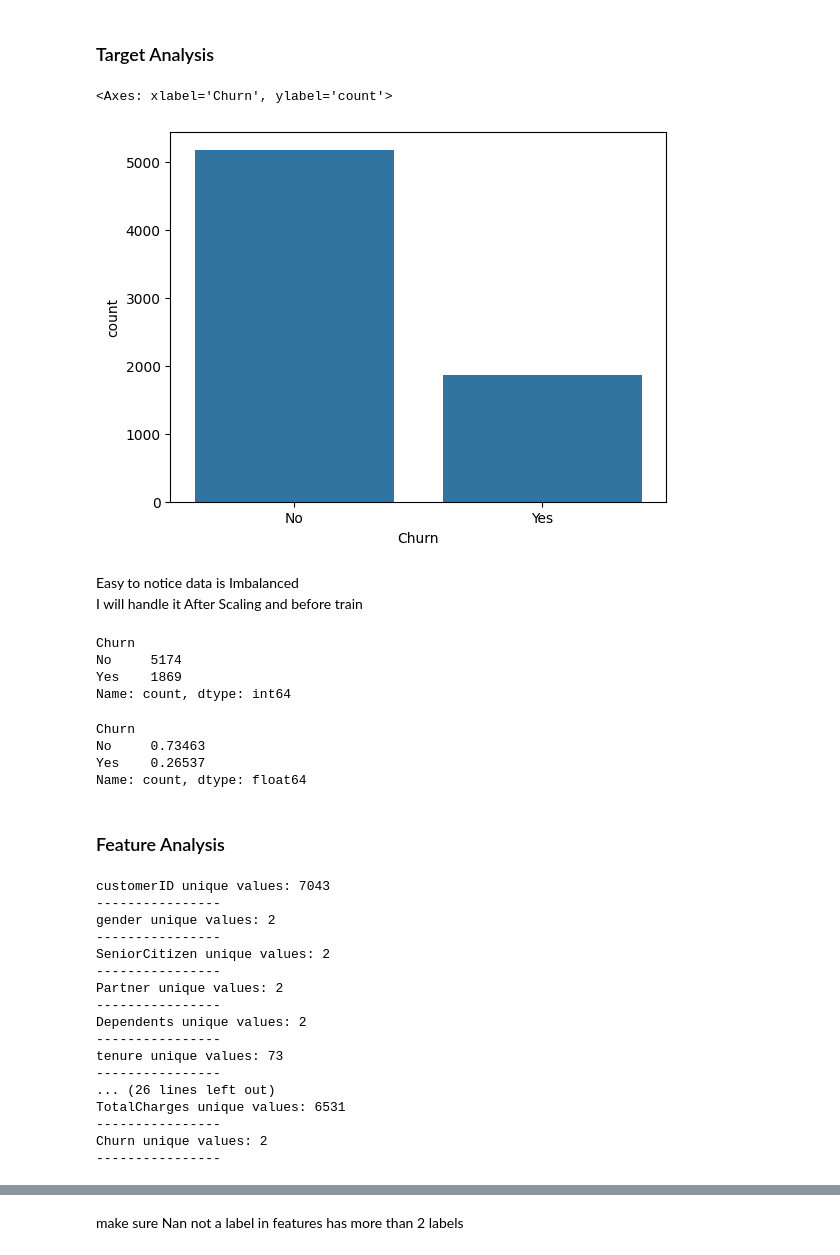
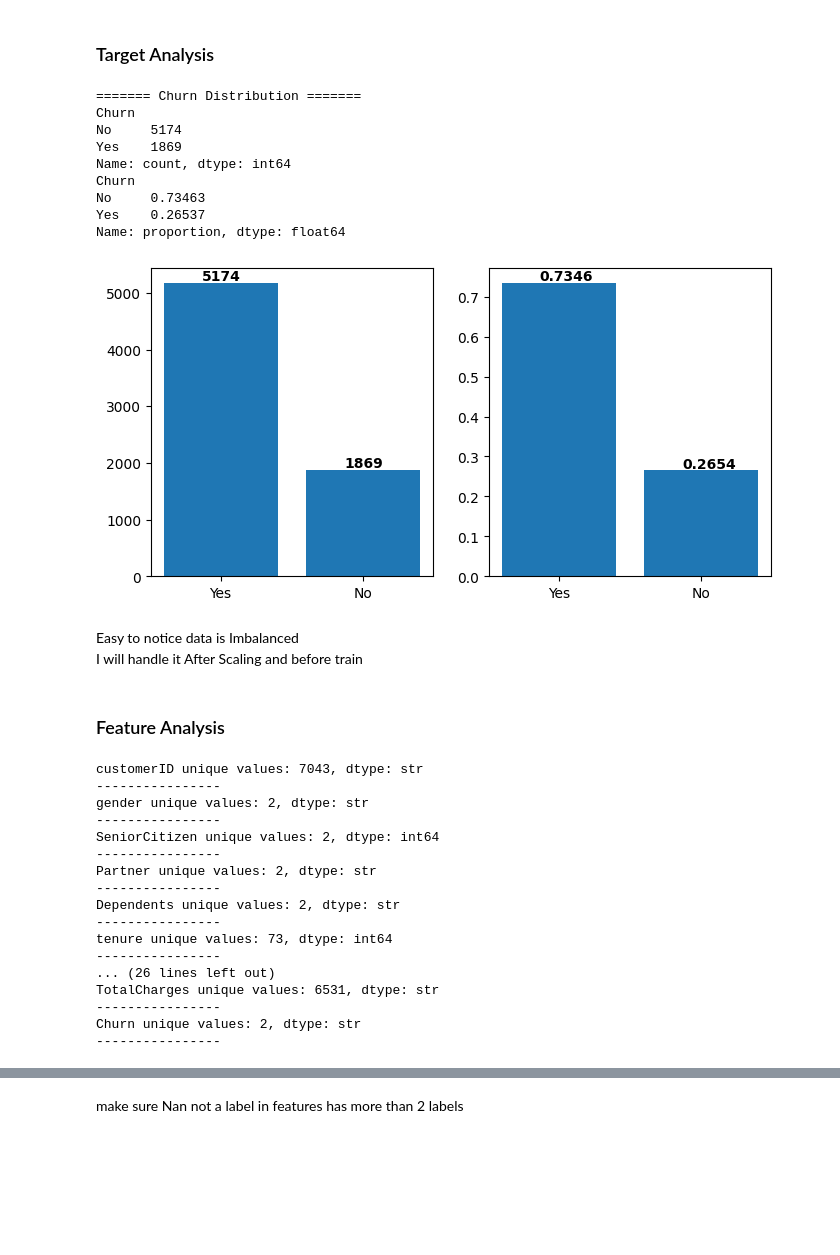
Before and after one commit to Khaledsaads/end-to-end-Telco-Customer-Churn-predictor, a Jupyter notebook: Teko Customer Churn.ipynb, the cells around one changed output, grey strips where cells are left out. Drawn from its saved outputs; the diff is of its cells as text; code cells hidden in the pictures; blank space fills up the shorter version.

```diff
--- a/Teko Customer Churn.ipynb
+++ b/Teko Customer Churn.ipynb
@@ -74,50 +82,58 @@ df.head(5)
 # %% [markdown]
 ### Target Analysis
 # %%
-sns.countplot(data = df, x = 'Churn')
+print(f'======= Churn Distribution =======')
+value_count = df['Churn'].value_counts()
+normalized_value_count = df['Churn'].value_counts(normalize = True )
+print(value_count)
+print(normalized_value_count)
+fig, axes = plt.subplots(1, 2, figsize = (8, 4))
+bar_cnt = axes[0].bar(['Yes', 'No'], value_count.values)
+for bar, val in zip(bar_cnt, value_count):
+    axes[0].text(bar.get_x()+ bar.get_width()/3.0, bar.get_height()+ 50,
+    f'{val}', fontweight = 'bold')
+
+bar_normalized = axes[1].bar(['Yes', 'No'], normalized_value_count.values)
+for bar, val in zip(bar_normalized, normalized_value_count):
+    axes[1].text(bar.get_x()+ bar.get_width()/3.0, bar.get_height()+0.006 ,
+    f'{val:.4f}', fontweight = 'bold')
 # %% [output]
-<Axes: xlabel='Churn', ylabel='count'>
+======= Churn Distribution =======
+Churn
+No     5174
+Yes    1869
+Name: count, dtype: int64
+Churn
+No     0.73463
+Yes    0.26537
+Name: proportion, dtype: float64
-[figure, old version]
+[figure, new version]
 # %% [markdown]
 Easy to notice data is Imbalanced <br>
 I will handle it After Scaling and before train
-# %%
-df['Churn'].value_counts()
-# %% [output]
-Churn
-No     5174
-Yes    1869
-Name: count, dtype: int64
-# %%
-df['Churn'].value_counts() / len(df)
-# %% [output]
-Churn
-No     0.73463
-Yes    0.26537
-Name: count, dtype: float64
 # %% [markdown]
 ### Feature Analysis
 # %%
 # Check the number of unique entries per column
 df_columns = list(df.columns)
 for i, feature in enumerate(df_columns):
-    print(f'{feature} unique values: {df[feature].nunique()}')
+    print(f'{feature} unique values: {df[feature].nunique()}, dtype: {df[feature].dtype}')
     print('----------------')
 # %% [output]
-customerID unique values: 7043
+customerID unique values: 7043, dtype: str
 ----------------
-gender unique values: 2
+gender unique values: 2, dtype: str
 ----------------
-SeniorCitizen unique values: 2
+SeniorCitizen unique values: 2, dtype: int64
 ----------------
-Partner unique values: 2
+Partner unique values: 2, dtype: str
 ----------------
-Dependents unique values: 2
+Dependents unique values: 2, dtype: str
 ----------------
-tenure unique values: 73
+tenure unique values: 73, dtype: int64
 ----------------
 ... (26 lines left out)
-TotalCharges unique values: 6531
+TotalCharges unique values: 6531, dtype: str
 ----------------
-Churn unique values: 2
+Churn unique values: 2, dtype: str
 ----------------
```
Also changed, not shown: parts of 69 cells of this notebook.
